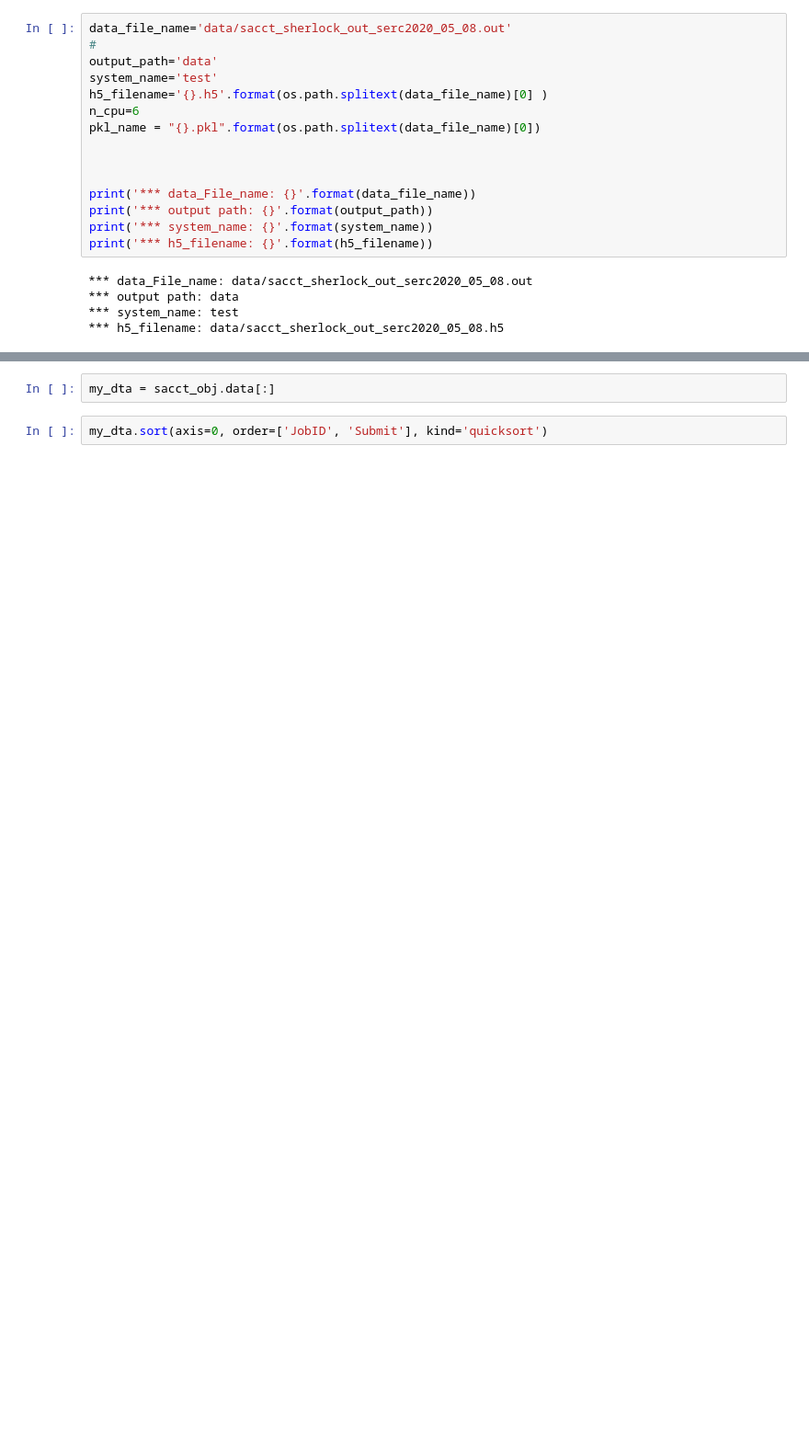
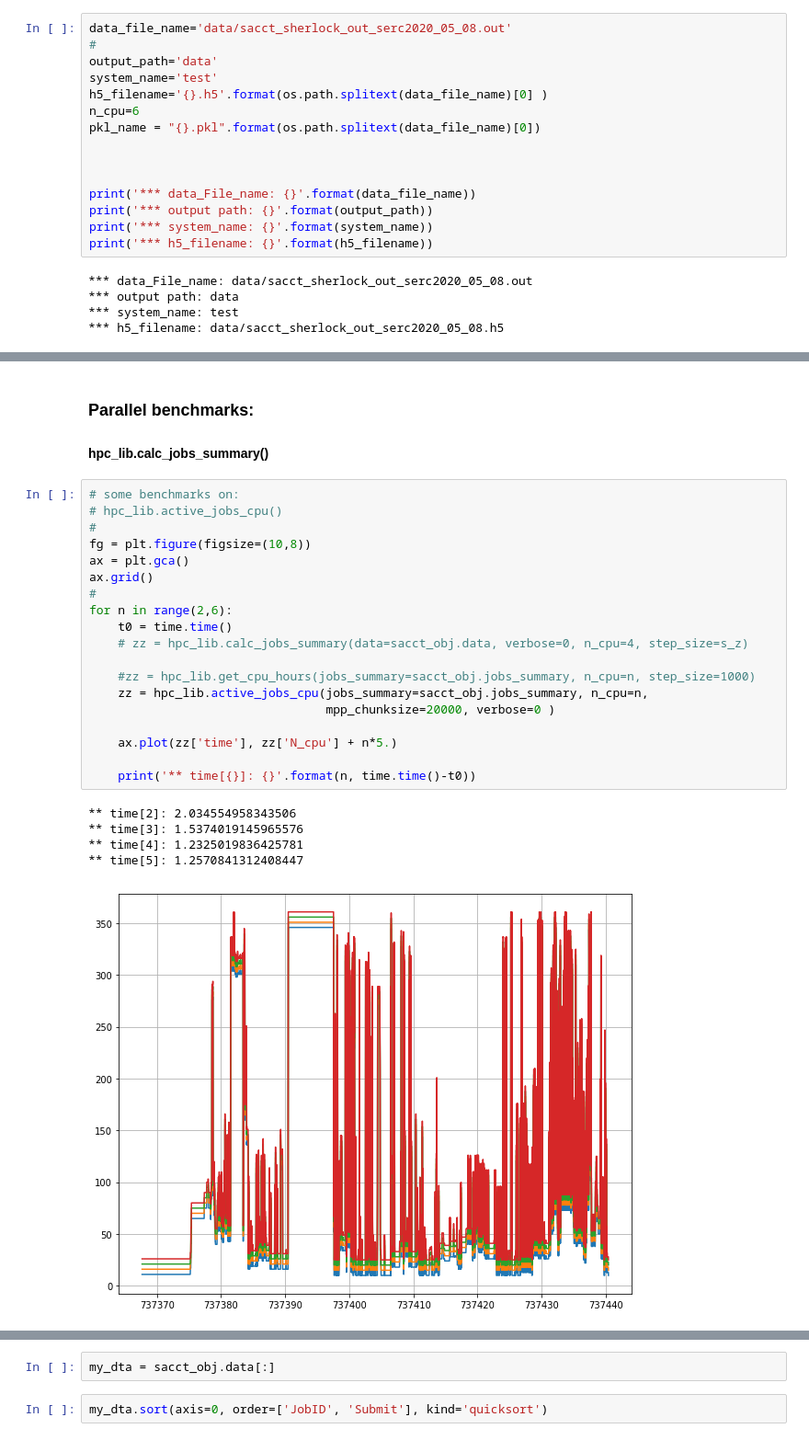
Before and after one commit to jeffersonscientific/HPC_analytics, a Jupyter notebook: parallel_dev.ipynb, the cells around one changed output, grey strips where cells are left out. Shown at 92% size. Drawn from its saved outputs; the diff is of its cells as text; blank space fills up the shorter version.

```diff
--- a/parallel_dev.ipynb
+++ b/parallel_dev.ipynb
@@ -68,0 +165,29 @@ myjs_4 = hpc_lib.calc_jobs_summary(data=sacct_obj.data, verbose=0, n_cpu=4, step
+# %% [markdown]
+### Parallel benchmarks:
+
+#### hpc_lib.calc_jobs_summary()
+# %%
+# some benchmarks on:
+# hpc_lib.active_jobs_cpu()
+#
+fg = plt.figure(figsize=(10,8))
+ax = plt.gca()
+ax.grid()
+#
+for n in range(2,6):
+    t0 = time.time()
+    # zz = hpc_lib.calc_jobs_summary(data=sacct_obj.data, verbose=0, n_cpu=4, step_size=s_z)
+
+    #zz = hpc_lib.get_cpu_hours(jobs_summary=sacct_obj.jobs_summary, n_cpu=n, step_size=1000)
+    zz = hpc_lib.active_jobs_cpu(jobs_summary=sacct_obj.jobs_summary, n_cpu=n,
+                                 mpp_chunksize=20000, verbose=0 )
+
+    ax.plot(zz['time'], zz['N_cpu'] + n*5.)
+
+    print('** time[{}]: {}'.format(n, time.time()-t0))
+# %% [output]
+** time[2]: 2.034554958343506
+** time[3]: 1.5374019145965576
+** time[4]: 1.2325019836425781
+** time[5]: 1.2570841312408447
+[figure, added]
```
Also changed, not shown: parts of 24 cells of this notebook, 1 other file.
